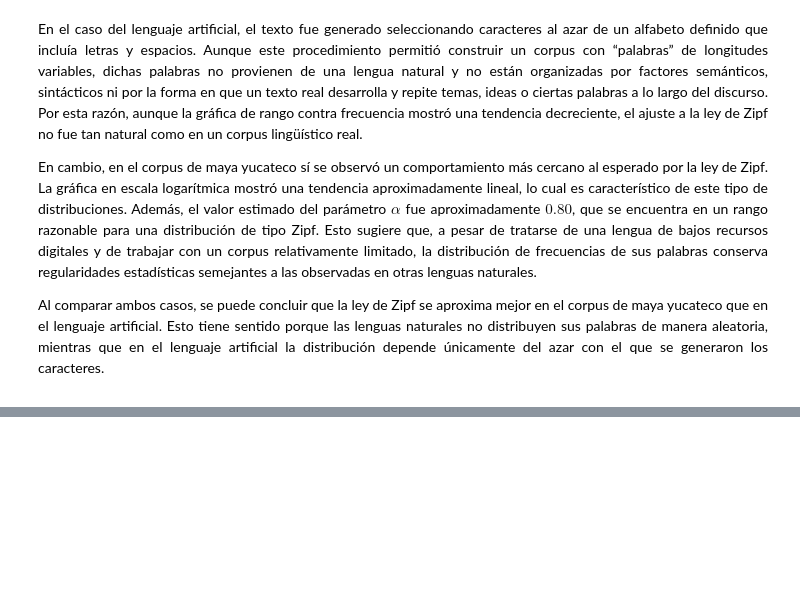
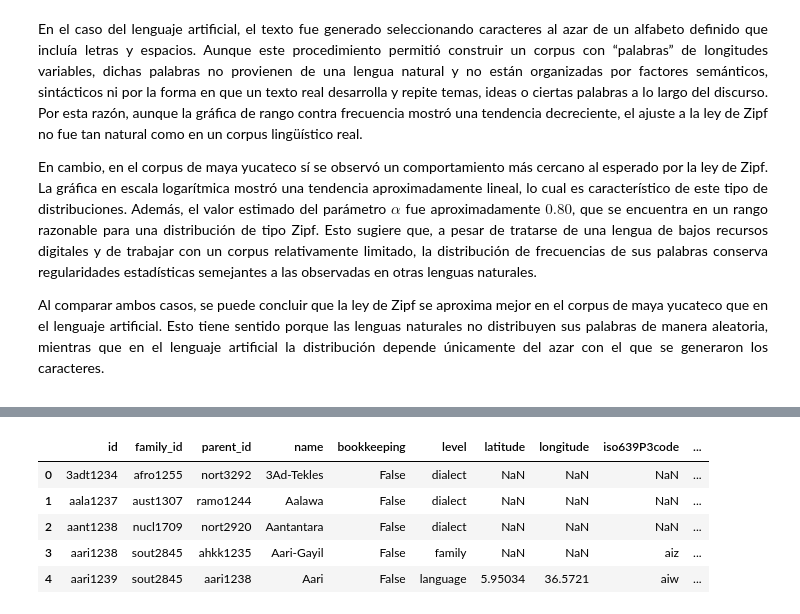
Before and after one commit to SubsetOfMars/cl-2026-2-lab, a Jupyter notebook: practicas/SubsetOfMars/P2/P2.ipynb, the cells around one changed output, grey strips where cells are left out. Cells and saved outputs as stored; diff of their text form; code cells hidden in the pictures; blank space fills up the shorter version.

```diff
--- a/practicas/SubsetOfMars/P2/P2.ipynb
+++ b/practicas/SubsetOfMars/P2/P2.ipynb
@@ -362,0 +373,12 @@ Al comparar ambos casos, se puede concluir que la ley de Zipf se aproxima mejor
+# %%
+#directorio de datos de Glottolog
+DATA_PATH = "data"
+DATA_PATH = "data"
+LANG_GEO_FILE = "languages_and_dialects_geo.csv"
+LANGUOID_FILE = "languoid.csv"
+# %%
+#carga el archivo con coordenadas geográficas de lenguas y dialectos
+languages = pd.read_csv(os.path.join(DATA_PATH, LANG_GEO_FILE))
+
+#carga el archivo con la información genealógica de glottolog
+languoids = pd.read_csv(os.path.join(DATA_PATH, LANGUOID_FILE))
@@ -362,0 +395,10 @@ Al comparar ambos casos, se puede concluir que la ley de Zipf se aproxima mejor
+# %%
+#revisa las primeras filas del archivo genealógico
+languoids.head()
+# %% [output]
+|  | id | family_id | parent_id | name | bookkeeping | level | latitude | longitude | iso639P3code | ... |
+| 0 | 3adt1234 | afro1255 | nort3292 | 3Ad-Tekles | False | dialect | NaN | NaN | NaN | ... |
+| 1 | aala1237 | aust1307 | ramo1244 | Aalawa | False | dialect | NaN | NaN | NaN | ... |
+| 2 | aant1238 | nucl1709 | nort2920 | Aantantara | False | dialect | NaN | NaN | NaN | ... |
+| 3 | aari1238 | sout2845 | ahkk1235 | Aari-Gayil | False | family | NaN | NaN | aiz | ... |
+| 4 | aari1239 | sout2845 | aari1238 | Aari | False | language | 5.95034 | 36.5721 | aiw | ... |
```
Also changed, not shown: parts of 17 cells of this notebook, 3 other files.
